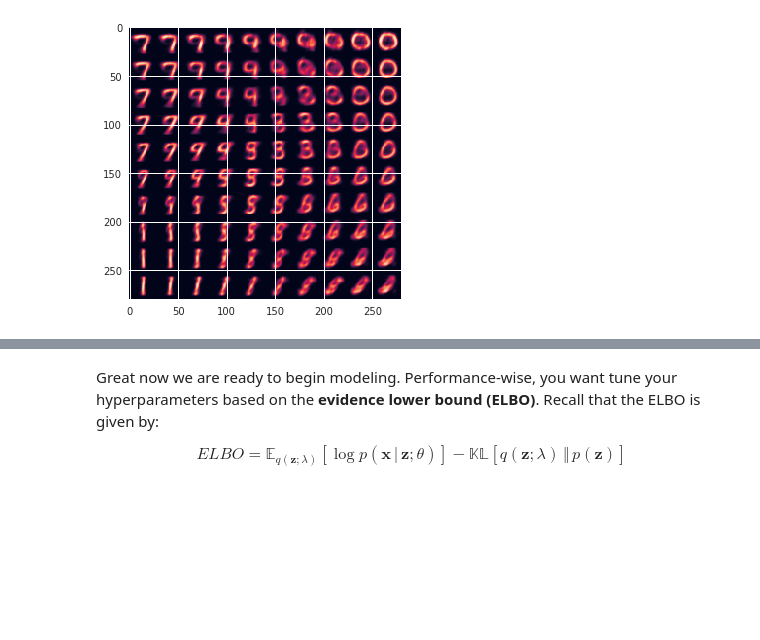
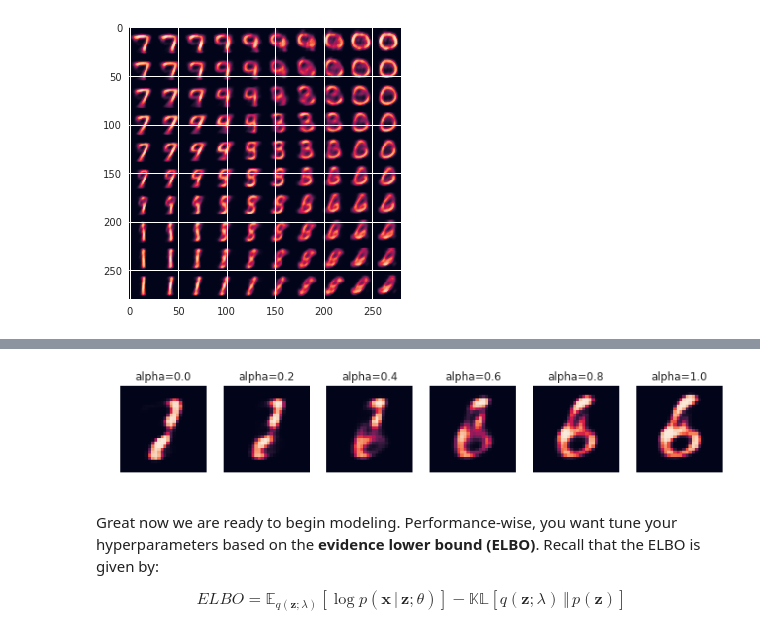
Before and after one commit to melissayu01/CS287r, a Jupyter notebook: HW4/VAEs.ipynb, the cells around one changed output, grey strips where cells are left out. Cells and saved outputs as stored; diff of their text form; code cells hidden in the pictures; blank space fills up the shorter version.

```diff
--- a/HW4/VAEs.ipynb
+++ b/HW4/VAEs.ipynb
@@ -279,3 +299,25 @@ plt.imshow(imgs)
+# %%
+alphas = [0.0, 0.2, 0.4, 0.6, 0.8, 1.0]
+Z1 = Variable(torch.normal(means=torch.zeros(1, LATENT_DIM),
+                           std=torch.ones(1, LATENT_DIM)))
+Z2 = Variable(torch.normal(means=torch.zeros(1, LATENT_DIM),
+                           std=torch.ones(1, LATENT_DIM)))
+Zs = torch.cat([Z1 * a + (1 - a) * Z2 for a in alphas])
+if USE_CUDA:
+    Zs = Zs.cuda()
+
+log_probs = vae.decoder(Zs)
+probs = torch.exp(log_probs)[:, :, 1]
+Xs = probs.cpu().data.numpy()
+Xs = Xs.reshape(-1, 28, 28)
+# %%
+fig, ax = plt.subplots(1, 6, figsize=(12, 2))
+for i in range(6):
+    ax[i].imshow(Xs[i])
+    ax[i].set_title('alpha={}'.format(alphas[i]))
+    ax[i].axis('off')
+# %% [output]
+[figure, added]
 # %% [markdown]
 Great now we are ready to begin modeling. Performance-wise, you want tune your hyperparameters based on the **evidence lower bound (ELBO)**. Recall that the ELBO is given by:
 
```
Also changed, not shown: parts of 4 cells of this notebook.
